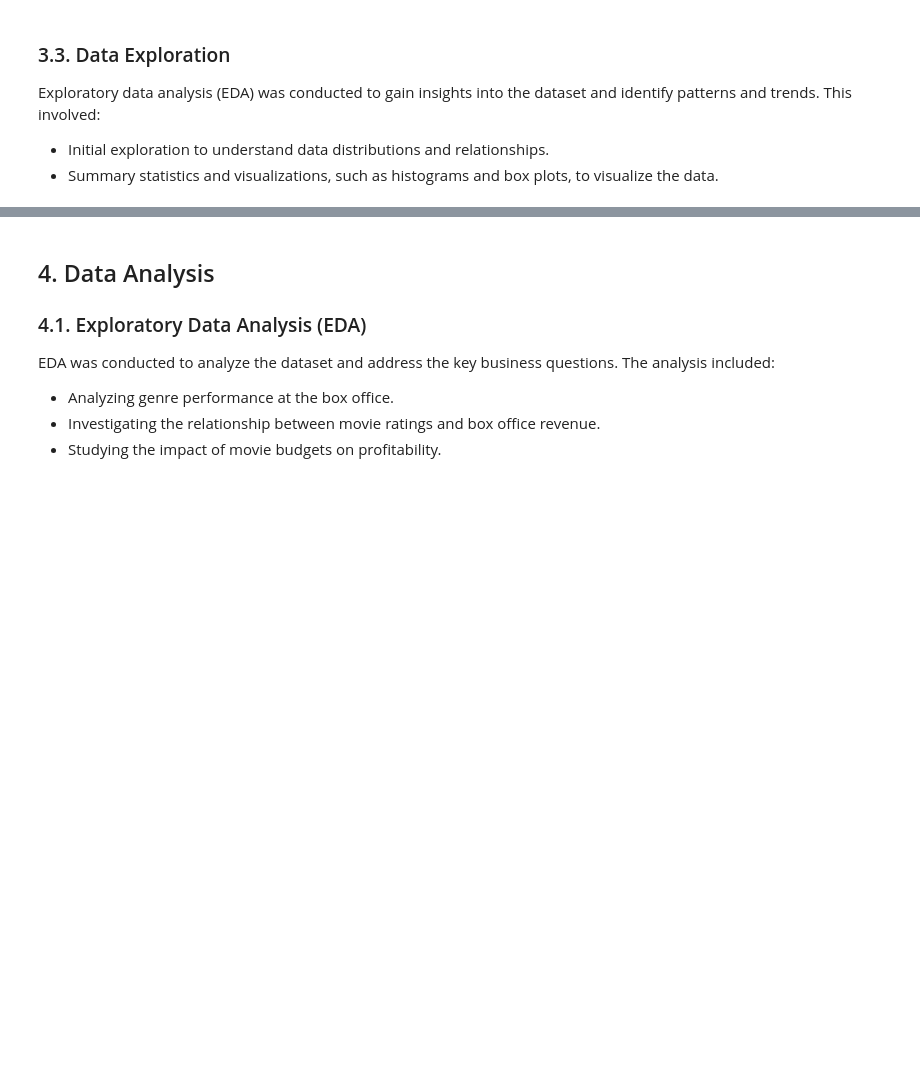
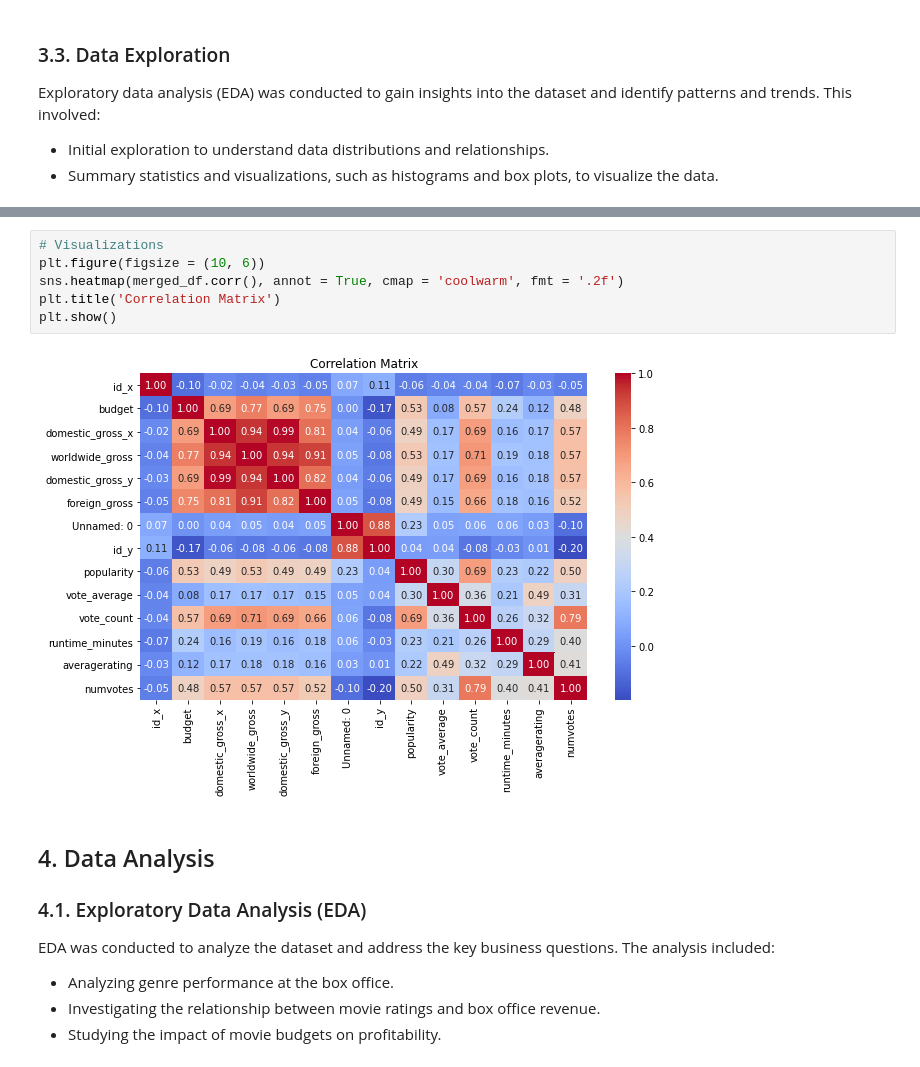
Before and after one commit to George-Chira/phase-one-project, a Jupyter notebook: Project.ipynb, the cells around one changed output, grey strips where cells are left out. Saved outputs shown, nothing was run; the diff lists cells and outputs as text; blank space fills up the shorter version.

```diff
--- a/Project.ipynb
+++ b/Project.ipynb
@@ -628,3 +678,11 @@ Exploratory data analysis (EDA) was conducted to gain insights into the dataset
+# %%
+# Visualizations
+plt.figure(figsize = (10, 6))
+sns.heatmap(merged_df.corr(), annot = True, cmap = 'coolwarm', fmt = '.2f')
+plt.title('Correlation Matrix')
+plt.show()
+# %% [output]
+[figure, added]
 # %% [markdown]
 ## 4. Data Analysis
 ### 4.1. Exploratory Data Analysis (EDA)
```
Also changed, not shown: parts of 19 cells of this notebook.
